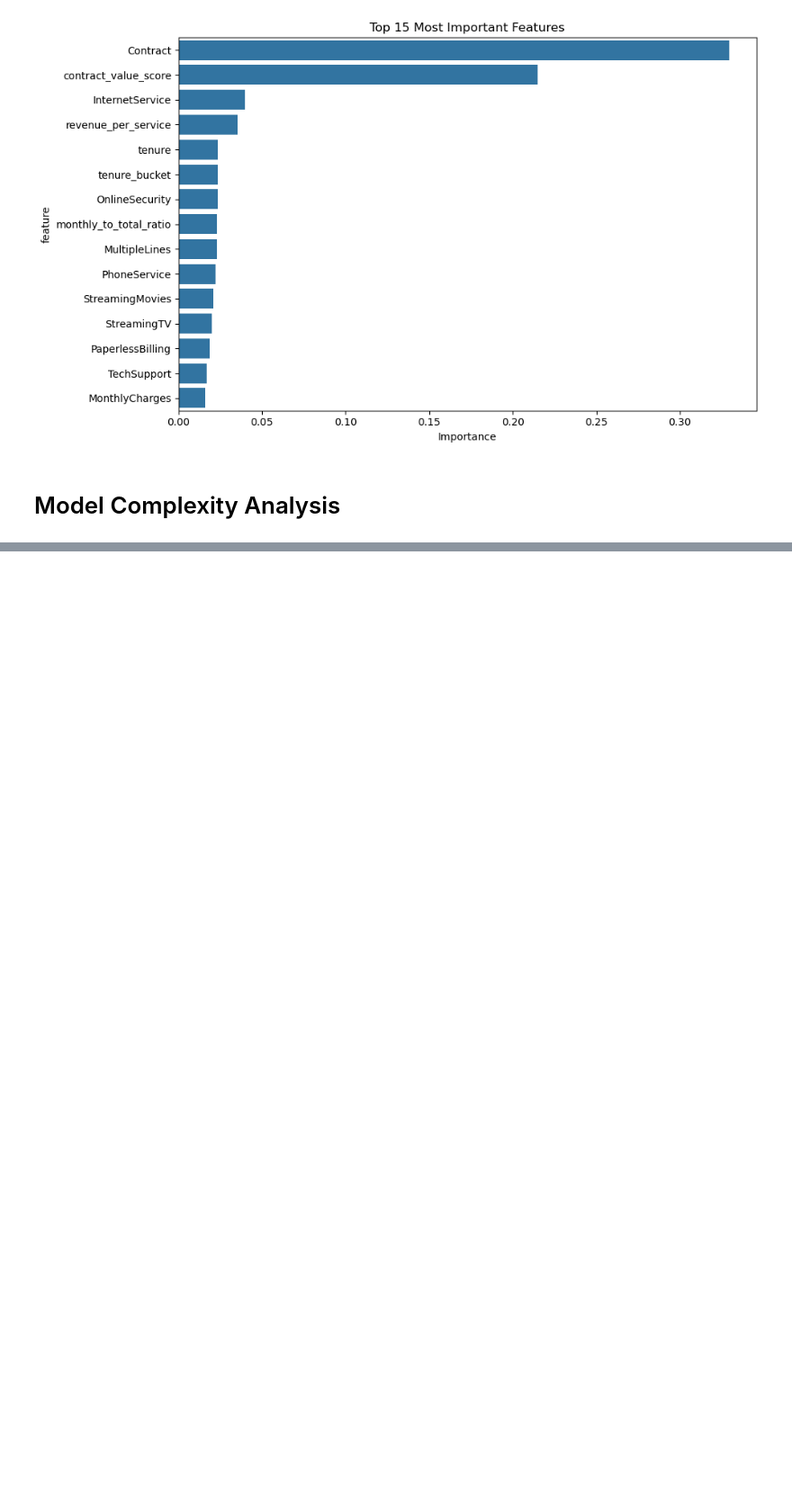
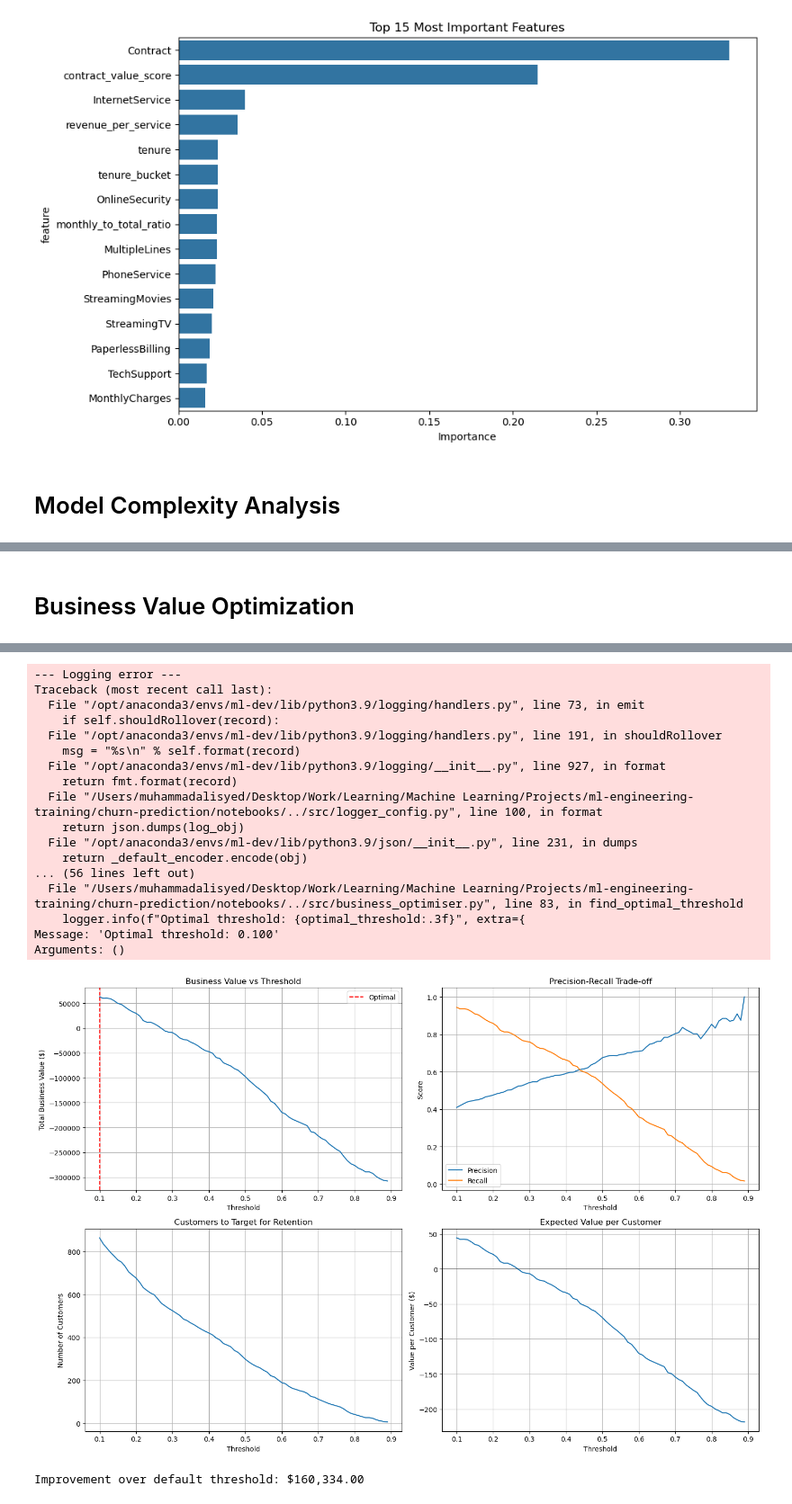
Before and after one commit to Muhammadali1029/churn-prediction-project, a Jupyter notebook: churn-prediction/notebooks/02_model_development.ipynb, the cells around one changed output, grey strips where cells are left out. Shown at 90% size. Cells and saved outputs as stored; diff of their text form; code cells hidden in the pictures; blank space fills up the shorter version.

Commit message:
Run Business optimiser report and plots in notebook

```diff
--- a/churn-prediction/notebooks/02_model_development.ipynb
+++ b/churn-prediction/notebooks/02_model_development.ipynb
@@ -135,0 +155,29 @@ plot_learning_curves(baseline_model, X_train, y_train,
+# %% [markdown]
+# Business Value Optimization
+# %%
+from src.business_optimiser import ChurnBusinessOptimiser
+
+# Initialize with realistic business parameters
+optimiser = ChurnBusinessOptimiser(
+    monthly_revenue_per_customer=70,  # Average monthly revenue
+    retention_cost=10,               # Cost of retention campaign
+    retention_success_rate=0.3    # 30% success rate for retention
+)
+
+# Analyze the best model (logistic regression)
+print("=== LOGISTIC REGRESSION BUSINESS ANALYSIS ===")
+lr_metrics, lr_results = optimiser.create_business_report(
+    baseline_model,
+    scaler.transform(X_test),
+    y_test,
+    "Logistic Regression"
+)
+
+# Compare with default 0.5 threshold
+default_metrics = optimiser.calculate_business_value(
+    y_test,
+    baseline_model.predict_proba(scaler.transform(X_test))[:, 1],
+    0.5
+)
+print(f"\nImprovement over default threshold: ${lr_metrics['total_business_value'] - default_metrics['total_business_value']:,.2f}")
+# %% [output]
@@ -135,0 +205,19 @@ plot_learning_curves(baseline_model, X_train, y_train,
+--- Logging error ---
+Traceback (most recent call last):
+  File "/opt/anaconda3/envs/ml-dev/lib/python3.9/logging/handlers.py", line 73, in emit
+    if self.shouldRollover(record):
+  File "/opt/anaconda3/envs/ml-dev/lib/python3.9/logging/handlers.py", line 191, in shouldRollover
+    msg = "%s\n" % self.format(record)
+  File "/opt/anaconda3/envs/ml-dev/lib/python3.9/logging/__init__.py", line 927, in format
+    return fmt.format(record)
+  File "/Users/muhammadalisyed/Desktop/Work/Learning/Machine Learning/Projects/ml-engineering-training/churn-prediction/notebooks/../src/logger_config.py", line 100, in format
+    return json.dumps(log_obj)
+  File "/opt/anaconda3/envs/ml-dev/lib/python3.9/json/__init__.py", line 231, in dumps
+    return _default_encoder.encode(obj)
+... (56 lines left out)
+  File "/Users/muhammadalisyed/Desktop/Work/Learning/Machine Learning/Projects/ml-engineering-training/churn-prediction/notebooks/../src/business_optimiser.py", line 83, in find_optimal_threshold
+    logger.info(f"Optimal threshold: {optimal_threshold:.3f}", extra={
+Message: 'Optimal threshold: 0.100'
+Arguments: ()
+[figure, added]
+Improvement over default threshold: $160,334.00
```
Also changed, not shown: parts of 3 cells of this notebook, 2 other files.
